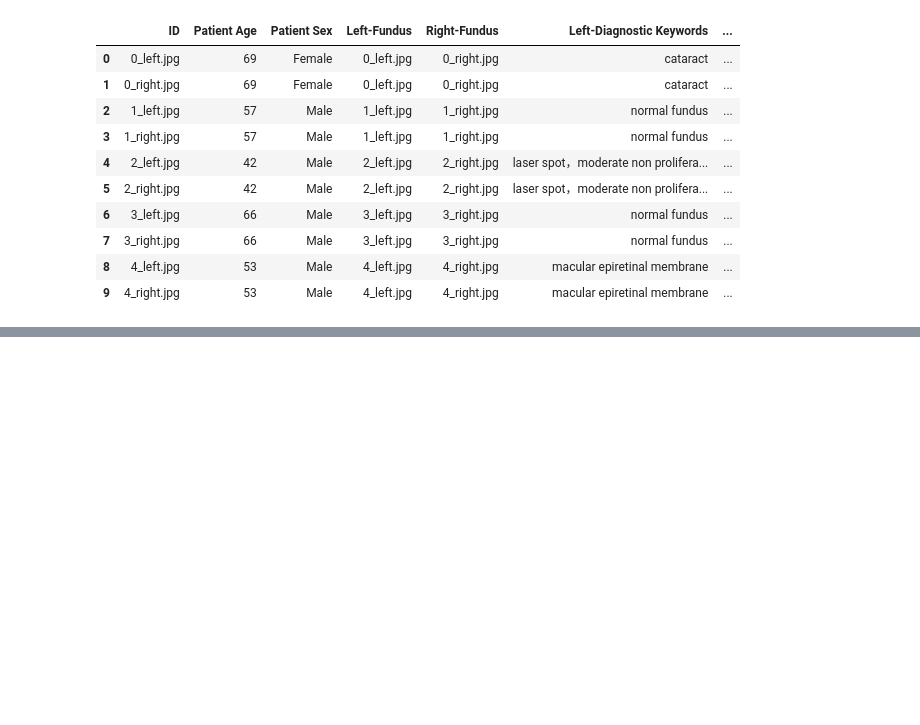
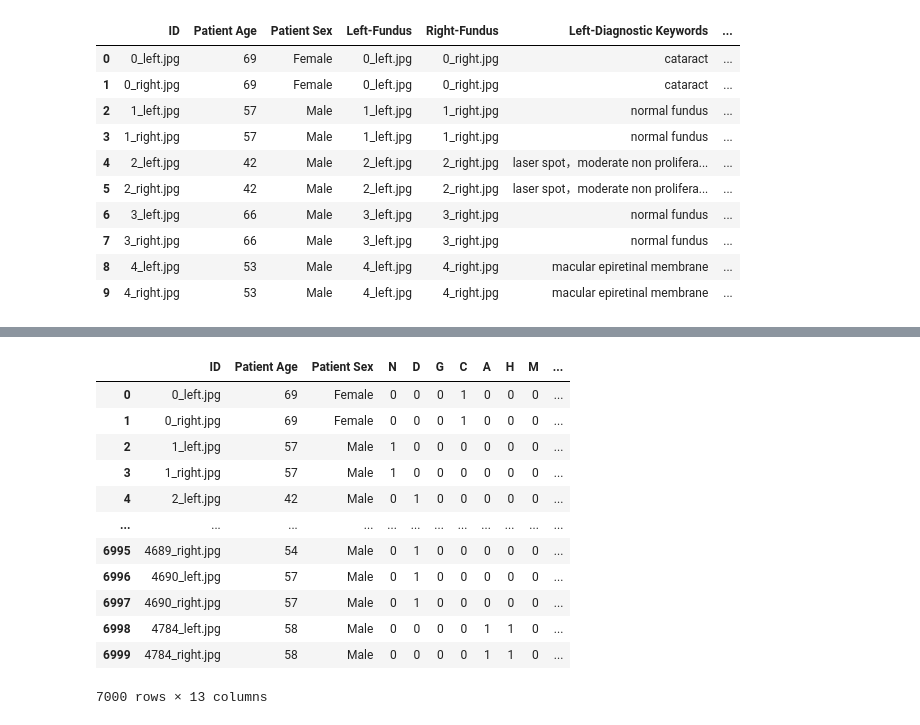
Before and after one commit to florencecornelissen/ODIR_challenge, a Jupyter notebook: old notebooks/create_eyeperline.ipynb, the cells around one changed output, grey strips where cells are left out. Drawn from its saved outputs; the diff is of its cells as text; code cells hidden in the pictures; blank space fills up the shorter version.

```diff
--- a/old notebooks/create_eyeperline.ipynb
+++ b/old notebooks/create_eyeperline.ipynb
@@ -69,5 +72,5 @@ traindf.head(10)
 | 8 | 4_left.jpg | 53 | Male | 4_left.jpg | 4_right.jpg | macular epiretinal membrane | ... |
 | 9 | 4_right.jpg | 53 | Male | 4_left.jpg | 4_right.jpg | macular epiretinal membrane | ... |
 # %%
-# traindf[['ID', 'Patient Age', 'N', 'D', 'G', 'C', 'A', 'H', 'M', 'O', 'labels', 'Diagnostic Keywords']]
-traindf.drop(columns=['Left-Fundus', 'Right-Fundus', 'Left-Diagnostic Keywords', 'Right-Diagnostic Keywords', 'class-left', 'class-right', 'Diseases'], inplace=True)
+traindf[['ID', 'Patient Age', 'Patient Sex', 'labels', 'Diagnostic Keywords']]
+# traindf.drop(columns=['Left-Fundus', 'Right-Fundus', 'Left-Diagnostic Keywords', 'Right-Diagnostic Keywords', 'class-left', 'class-right'], inplace=True)
@@ -74,2 +91,18 @@ traindf.drop(columns=['Left-Fundus', 'Right-Fundus', 'Left-Diagnostic Keywords',
+# %%
+traindf
+# %% [output]
+|  | ID | Patient Age | Patient Sex | N | D | G | C | A | H | M | ... |
+| 0 | 0_left.jpg | 69 | Female | 0 | 0 | 0 | 1 | 0 | 0 | 0 | ... |
+| 1 | 0_right.jpg | 69 | Female | 0 | 0 | 0 | 1 | 0 | 0 | 0 | ... |
+| 2 | 1_left.jpg | 57 | Male | 1 | 0 | 0 | 0 | 0 | 0 | 0 | ... |
+| 3 | 1_right.jpg | 57 | Male | 1 | 0 | 0 | 0 | 0 | 0 | 0 | ... |
+| 4 | 2_left.jpg | 42 | Male | 0 | 1 | 0 | 0 | 0 | 0 | 0 | ... |
+| ... | ... | ... | ... | ... | ... | ... | ... | ... | ... | ... | ... |
+| 6995 | 4689_right.jpg | 54 | Male | 0 | 1 | 0 | 0 | 0 | 0 | 0 | ... |
+| 6996 | 4690_left.jpg | 57 | Male | 0 | 1 | 0 | 0 | 0 | 0 | 0 | ... |
+| 6997 | 4690_right.jpg | 57 | Male | 0 | 1 | 0 | 0 | 0 | 0 | 0 | ... |
+| 6998 | 4784_left.jpg | 58 | Male | 0 | 0 | 0 | 0 | 1 | 1 | 0 | ... |
+| 6999 | 4784_right.jpg | 58 | Male | 0 | 0 | 0 | 0 | 1 | 1 | 0 | ... |
+7000 rows × 13 columns
 # %%
 traindf.to_csv('ODIR-5K_Training_multipleLR.csv', index=False)
```
Also changed, not shown: parts of 3 cells of this notebook, 33 other files.
